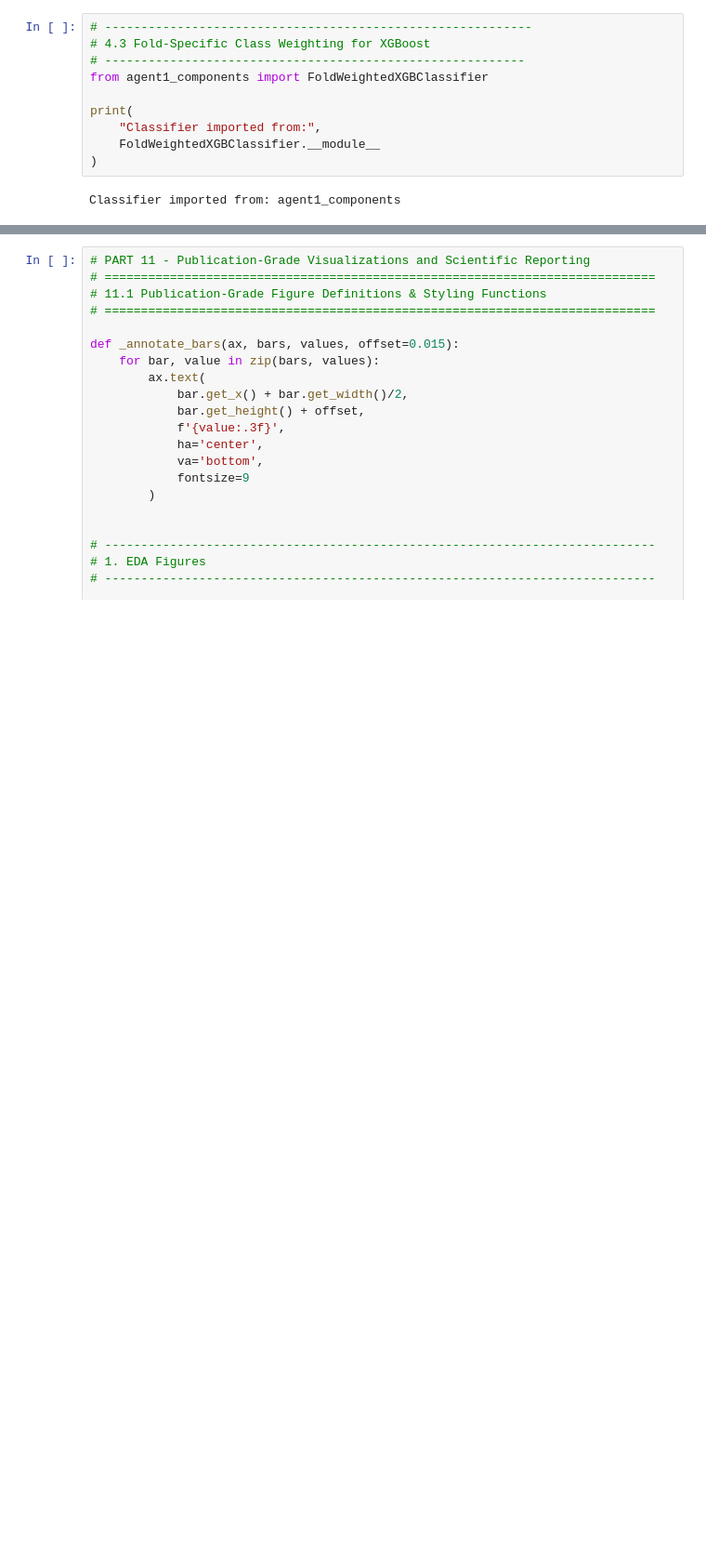
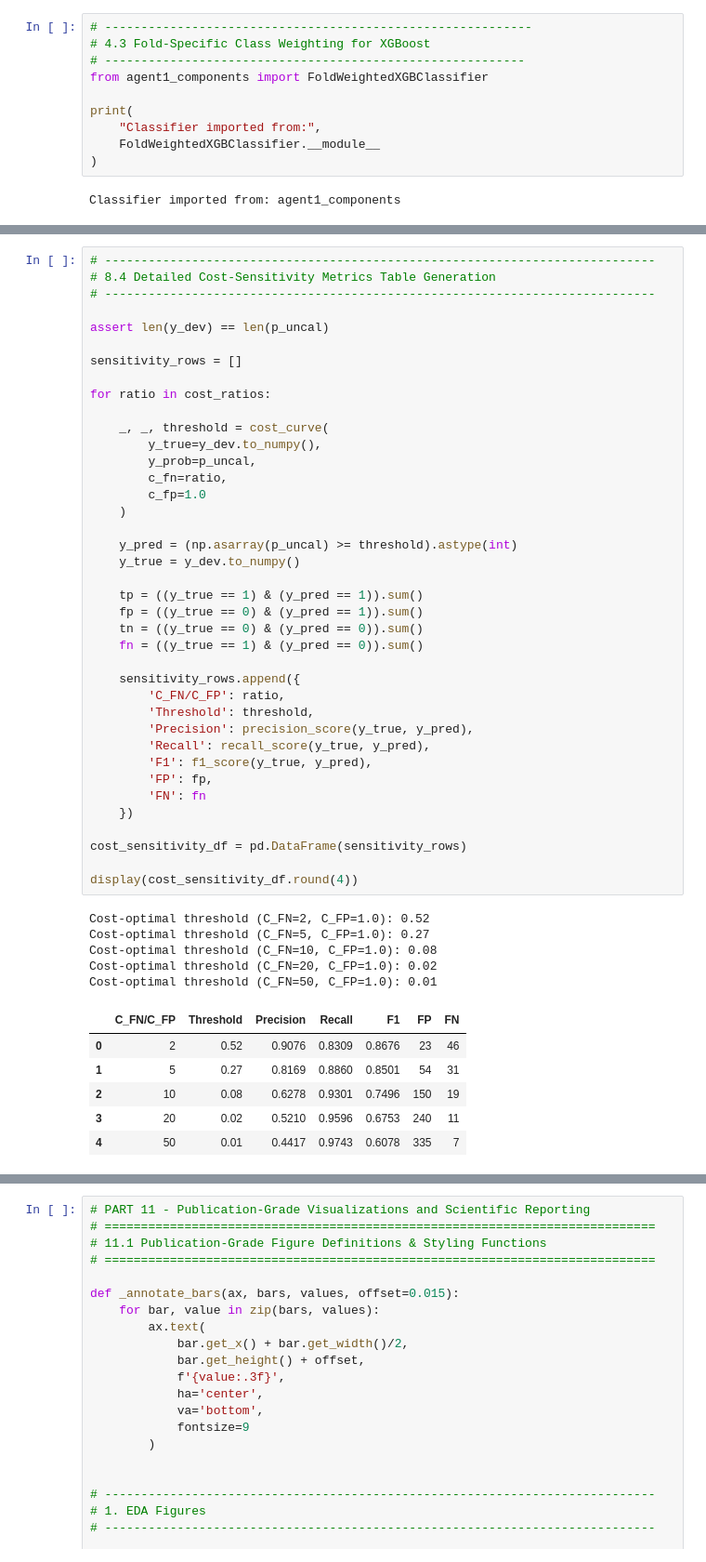
Before and after one commit to melinahou/Agent_1, a Jupyter notebook: pipeline_Agent1.ipynb, the cells around one changed output, grey strips where cells are left out. Shown at 93% size. Saved outputs shown, nothing was run; the diff lists cells and outputs as text; blank space fills up the shorter version.

```diff
--- a/pipeline_Agent1.ipynb
+++ b/pipeline_Agent1.ipynb
@@ -2310,0 +2160,51 @@ Skipped samples: 0
+# %%
+# ----------------------------------------------------------------------------
+# 8.4 Detailed Cost-Sensitivity Metrics Table Generation
+# ----------------------------------------------------------------------------
+
+assert len(y_dev) == len(p_uncal)
+
+sensitivity_rows = []
+
+for ratio in cost_ratios:
+
+    _, _, threshold = cost_curve(
+        y_true=y_dev.to_numpy(),
+        y_prob=p_uncal,
+        c_fn=ratio,
+        c_fp=1.0
+    )
+
+    y_pred = (np.asarray(p_uncal) >= threshold).astype(int)
+    y_true = y_dev.to_numpy()
+
+    tp = ((y_true == 1) & (y_pred == 1)).sum()
+    fp = ((y_true == 0) & (y_pred == 1)).sum()
+    tn = ((y_true == 0) & (y_pred == 0)).sum()
+    fn = ((y_true == 1) & (y_pred == 0)).sum()
+
+    sensitivity_rows.append({
+        'C_FN/C_FP': ratio,
+        'Threshold': threshold,
+        'Precision': precision_score(y_true, y_pred),
+        'Recall': recall_score(y_true, y_pred),
+        'F1': f1_score(y_true, y_pred),
+        'FP': fp,
+        'FN': fn
+    })
+
+cost_sensitivity_df = pd.DataFrame(sensitivity_rows)
+
+display(cost_sensitivity_df.round(4))
+# %% [output]
+Cost-optimal threshold (C_FN=2, C_FP=1.0): 0.52
+Cost-optimal threshold (C_FN=5, C_FP=1.0): 0.27
+Cost-optimal threshold (C_FN=10, C_FP=1.0): 0.08
+Cost-optimal threshold (C_FN=20, C_FP=1.0): 0.02
+Cost-optimal threshold (C_FN=50, C_FP=1.0): 0.01
+|  | C_FN/C_FP | Threshold | Precision | Recall | F1 | FP | FN |
+| 0 | 2 | 0.52 | 0.9076 | 0.8309 | 0.8676 | 23 | 46 |
+| 1 | 5 | 0.27 | 0.8169 | 0.8860 | 0.8501 | 54 | 31 |
+| 2 | 10 | 0.08 | 0.6278 | 0.9301 | 0.7496 | 150 | 19 |
+| 3 | 20 | 0.02 | 0.5210 | 0.9596 | 0.6753 | 240 | 11 |
+| 4 | 50 | 0.01 | 0.4417 | 0.9743 | 0.6078 | 335 | 7 |
```
Also changed, not shown: parts of 95 cells of this notebook.
